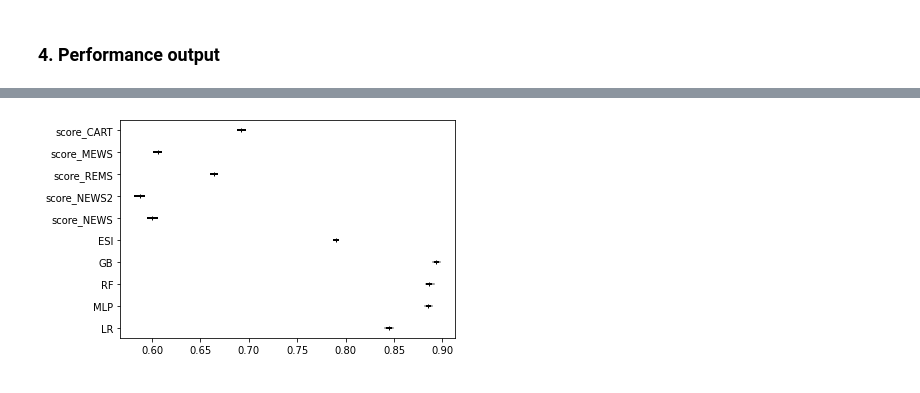
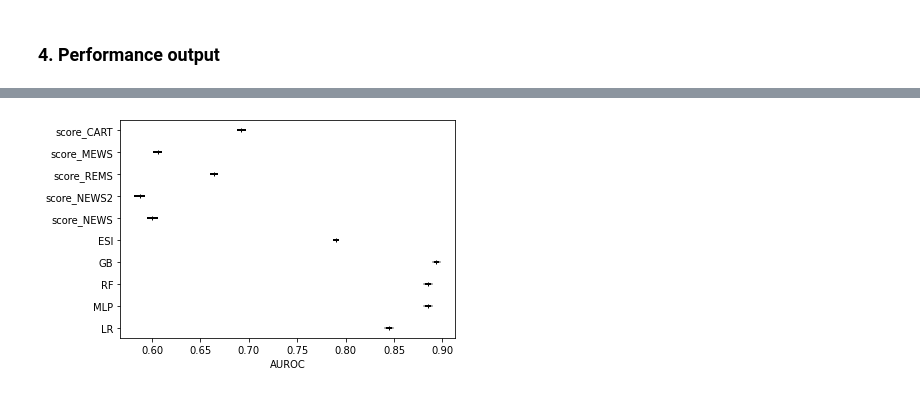
Before and after one commit to nliulab/mimic4ed-benchmark, a Jupyter notebook: Benchmark_scripts/Model_critical_triage.ipynb, the cells around one changed output, grey strips where cells are left out. Saved outputs shown, nothing was run; the diff lists cells and outputs as text; code cells hidden in the pictures.

```diff
--- a/Benchmark_scripts/Model_critical_triage.ipynb
+++ b/Benchmark_scripts/Model_critical_triage.ipynb
@@ -343,6 +343,6 @@ result_df
 | 9 | score_CART | 0.692368 | 0.157591 | 0.558873 | 0.732560 | 6.000000 | 0.692195 | 0.692279 | 0.003499 | ... |
 # %%
 from helpers import plot_confidence_interval
-plot_confidence_interval(result_df, metric='auroc', ci=confidence_interval)
+plot_confidence_interval(result_df, metric='auroc', ci=confidence_interval, name = "AUROC" )
 # %% [output]
-[figure, old version]
+[figure, new version]
```
Also changed, not shown: parts of 7 cells of this notebook, 3 other files.
